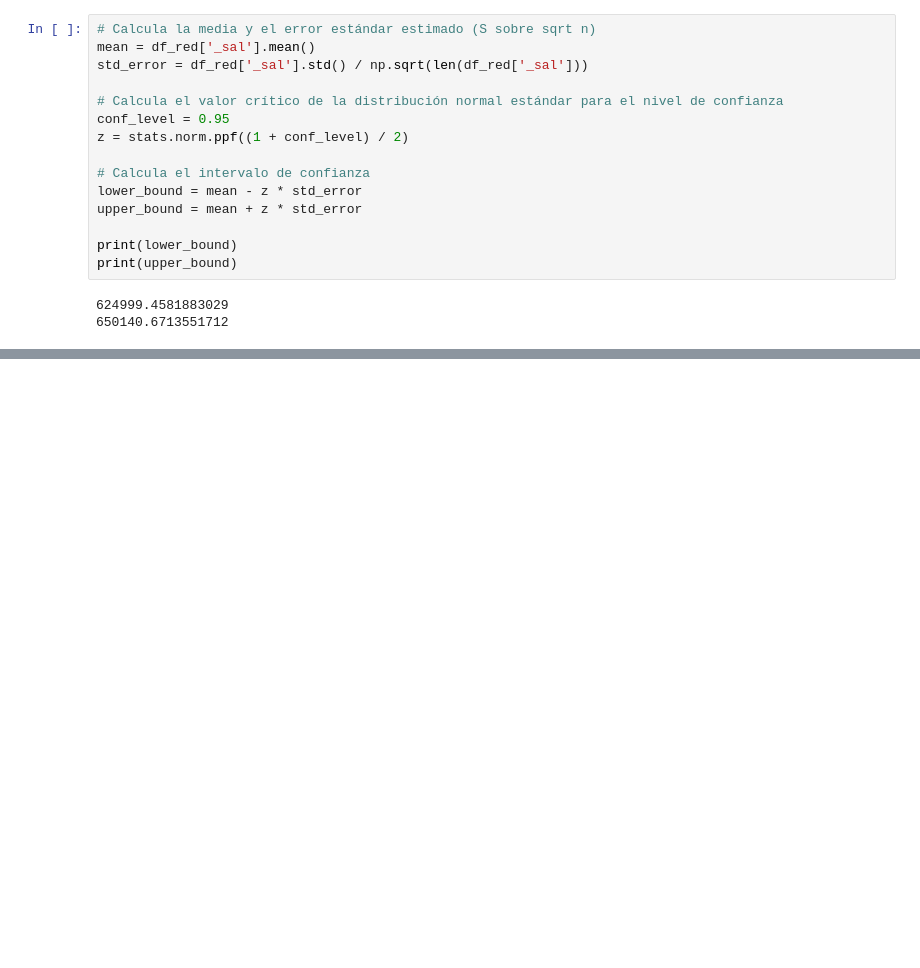
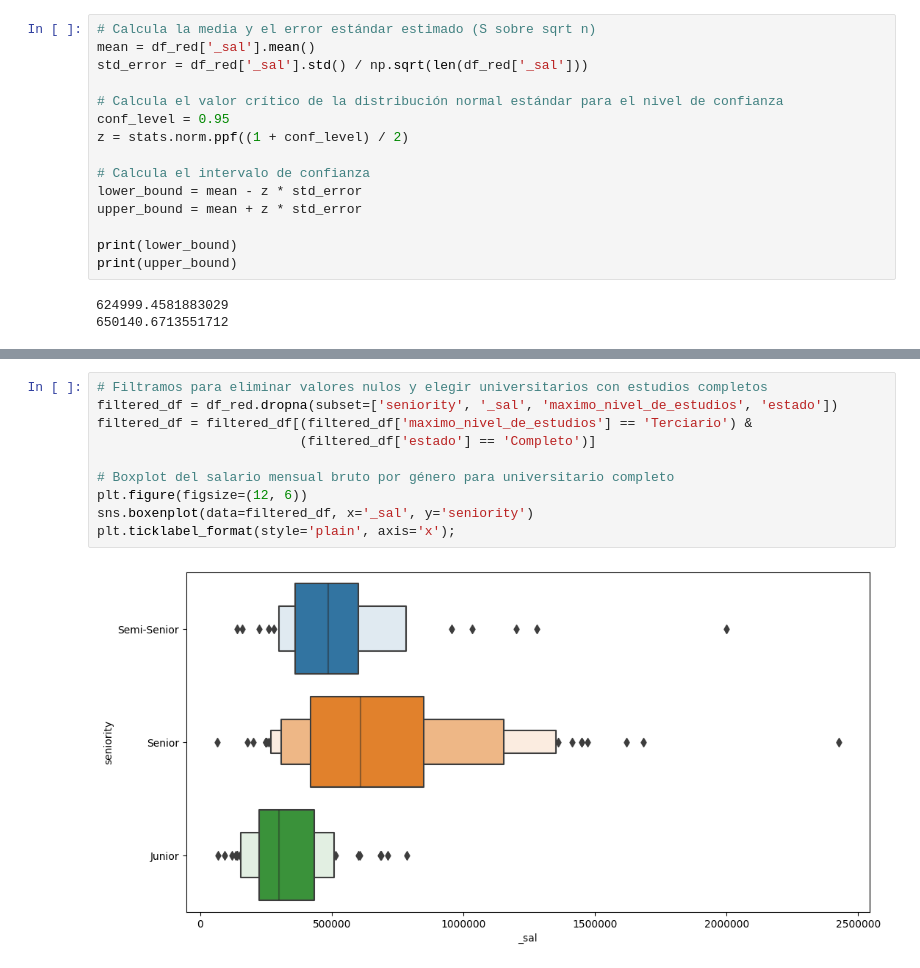
Before and after one commit to mgalim/TPEstadistica, a Jupyter notebook: TpFinal.ipynb, the cells around one changed output, grey strips where cells are left out. Cells and saved outputs as stored; diff of their text form; blank space fills up the shorter version.

```diff
--- a/TpFinal.ipynb
+++ b/TpFinal.ipynb
@@ -476,0 +479,12 @@ result_df
+# %%
+# Filtramos para eliminar valores nulos y elegir universitarios con estudios completos
+filtered_df = df_red.dropna(subset=['seniority', '_sal', 'maximo_nivel_de_estudios', 'estado'])
+filtered_df = filtered_df[(filtered_df['maximo_nivel_de_estudios'] == 'Terciario') &
+                          (filtered_df['estado'] == 'Completo')]
+
+# Boxplot del salario mensual bruto por género para universitario completo
+plt.figure(figsize=(12, 6))
+sns.boxenplot(data=filtered_df, x='_sal', y='seniority')
+plt.ticklabel_format(style='plain', axis='x');
+# %% [output]
+[figure, added]
```
Also changed, not shown: parts of 14 cells of this notebook.
